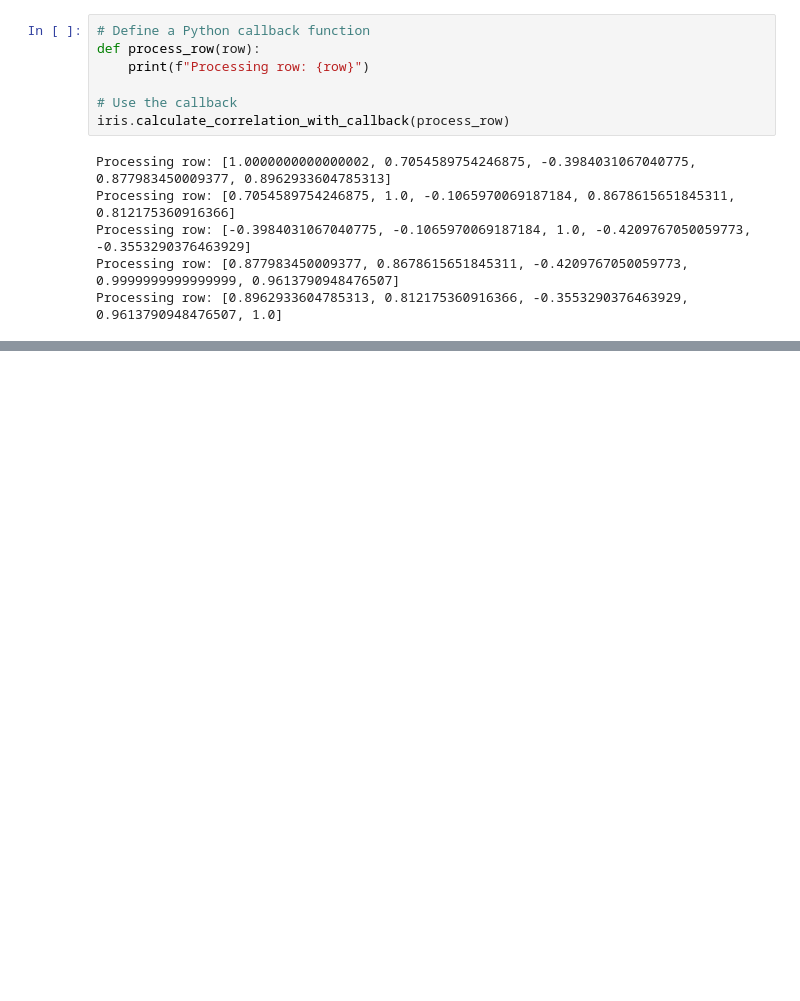
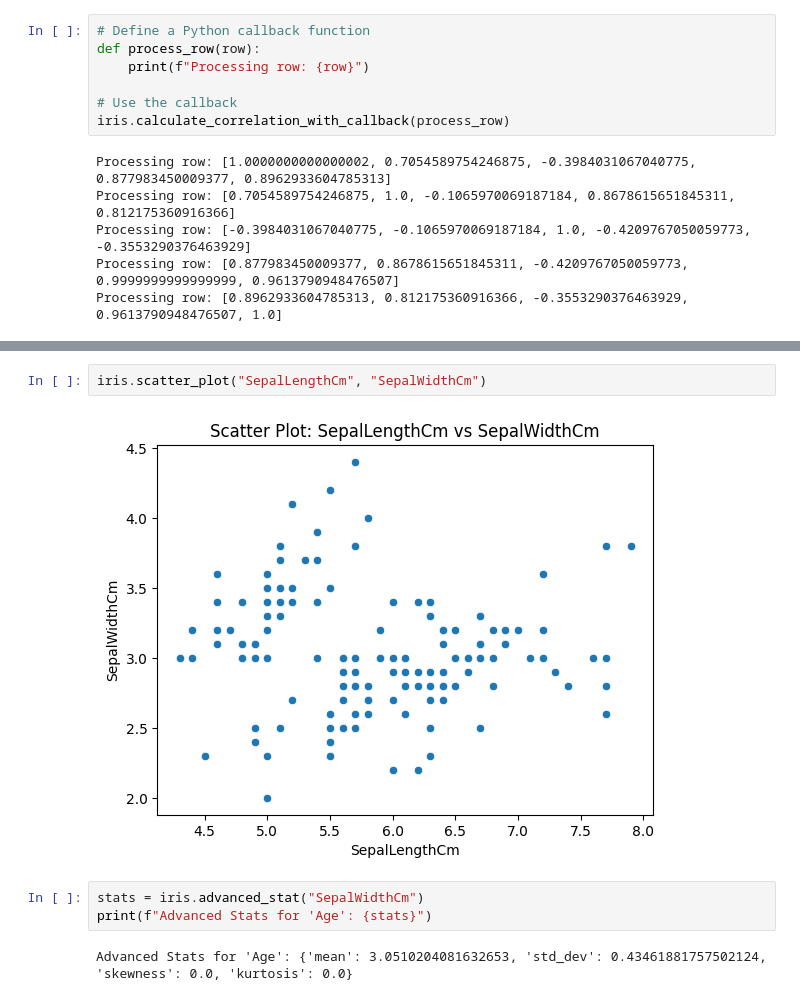
Before and after one commit to giovanni-lucarelli/pytoolbox, a Jupyter notebook: apps/satistics.ipynb, the cells around one changed output, grey strips where cells are left out. Drawn from its saved outputs; the diff is of its cells as text; blank space fills up the shorter version.

```diff
--- a/apps/satistics.ipynb
+++ b/apps/satistics.ipynb
@@ -101,0 +136,9 @@ C++ without callbacks Time: 1.4644951820373535
+# %%
+iris.scatter_plot("SepalLengthCm", "SepalWidthCm")
+# %% [output]
+[figure, added]
+# %%
+stats = iris.advanced_stat("SepalWidthCm")
+print(f"Advanced Stats for 'Age': {stats}")
+# %% [output]
+Advanced Stats for 'Age': {'mean': 3.0510204081632653, 'std_dev': 0.43461881757502124, 'skewness': 0.0, 'kurtosis': 0.0}
```
Also changed, not shown: parts of 10 cells of this notebook, 3 other files.
